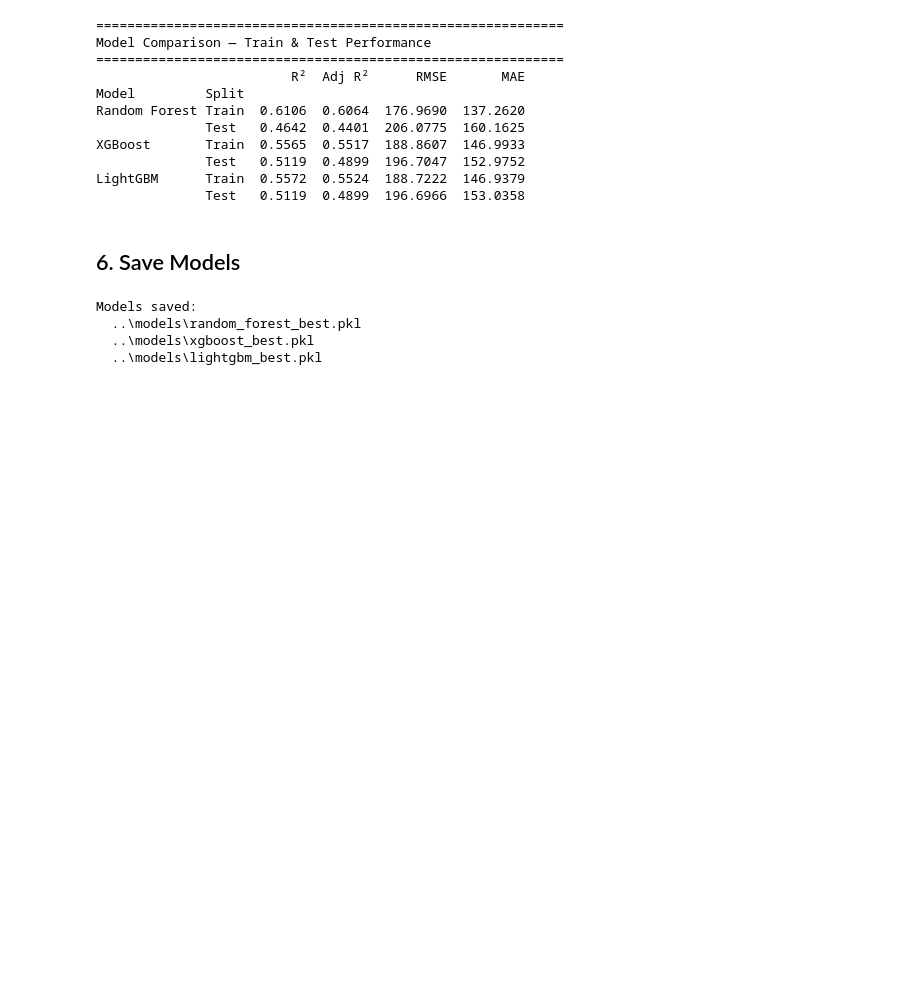
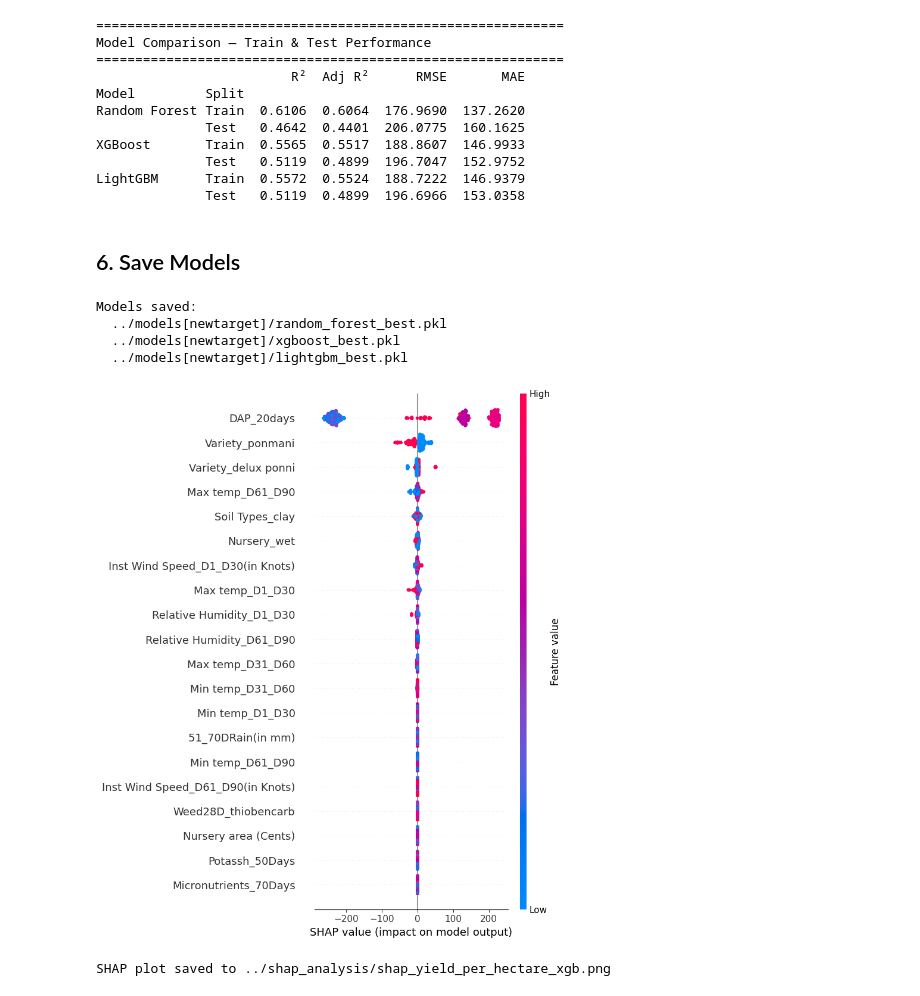
Before and after one commit to HelloPenguin1/Paddy_Yield_Prediction, a Jupyter notebook: model_training2/advanced_models.ipynb, the cells around one changed output. Saved outputs shown, nothing was run; the diff lists cells and outputs as text; code cells hidden in the pictures; blank space fills up the shorter version.

```diff
--- a/model_training2/advanced_models.ipynb
+++ b/model_training2/advanced_models.ipynb
@@ -25,10 +25,12 @@ np.random.seed(RANDOM_SEED)
 # %% [markdown]
 ## 1. Load Data
 # %%
-X_train = pd.read_csv(r'C:\dev\Paddy_Prediction\data\final2\X_train.csv')
-X_test  = pd.read_csv(r'C:\dev\Paddy_Prediction\data\final2\X_test.csv')
-y_train = pd.read_csv(r'C:\dev\Paddy_Prediction\data\final2\y_train.csv').values.ravel()
-y_test  = pd.read_csv(r'C:\dev\Paddy_Prediction\data\final2\y_test.csv').values.ravel()
+DATA_DIR = Path("..") / "data" / "final2"
+
+X_train = pd.read_csv(DATA_DIR / "X_train.csv")
+X_test  = pd.read_csv(DATA_DIR / "X_test.csv")
+y_train = pd.read_csv(DATA_DIR / "y_train.csv").values.ravel()
+y_test  = pd.read_csv(DATA_DIR / "y_test.csv").values.ravel()
 
 print(f"X_train : {X_train.shape}  |  X_test : {X_test.shape}")
 print(f"y_train : {y_train.shape}  |  y_test : {y_test.shape}")
@@ -299,20 +301,19 @@ LightGBM      Train  0.5572  0.5524  188.7222  146.9379
 # %% [markdown]
 ## 6. Save Models
 # %%
-model_dir = Path('../models')
+model_dir = Path('../models[newtarget]')
 model_dir.mkdir(parents=True, exist_ok=True)
 
 joblib.dump(best_rf,  model_dir / 'random_forest_best.pkl')
 joblib.dump(best_xgb, model_dir / 'xgboost_best.pkl')
 joblib.dump(best_lgb, model_dir / 'lightgbm_best.pkl')
 
-
 print("Models saved:")
 print(f"  {model_dir / 'random_forest_best.pkl'}")
 print(f"  {model_dir / 'xgboost_best.pkl'}")
 print(f"  {model_dir / 'lightgbm_best.pkl'}")
 # %% [output]
 Models saved:
-  ..\models\random_forest_best.pkl
-  ..\models\xgboost_best.pkl
-  ..\models\lightgbm_best.pkl
+  ../models[newtarget]/random_forest_best.pkl
+  ../models[newtarget]/xgboost_best.pkl
+  ../models[newtarget]/lightgbm_best.pkl
@@ -318,0 +322,20 @@ Models saved:
+# %%
+import shap
+import matplotlib.pyplot as plt
+
+shap_dir = Path("../shap_analysis")
+shap_dir.mkdir(parents=True, exist_ok=True)
+
+explainer = shap.TreeExplainer(best_xgb)
+shap_values = explainer.shap_values(X_test)
+
+fig, ax = plt.subplots(figsize=(10, 8))
+shap.summary_plot(shap_values, X_test, show=False)
+plt.tight_layout()
+plt.savefig(shap_dir / "shap_yield_per_hectare_xgb.png", dpi=150, bbox_inches="tight")
+plt.show()
+
+print(f"SHAP plot saved to {shap_dir / 'shap_yield_per_hectare_xgb.png'}")
+# %% [output]
+[figure, added]
+SHAP plot saved to ../shap_analysis/shap_yield_per_hectare_xgb.png
```
Also changed, not shown: parts of 2 cells of this notebook, 6 other files.
